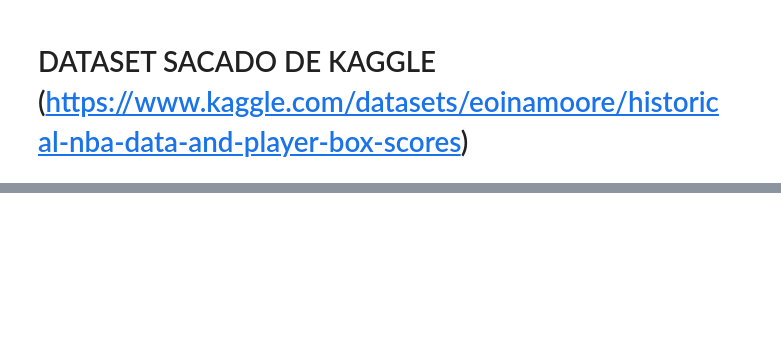
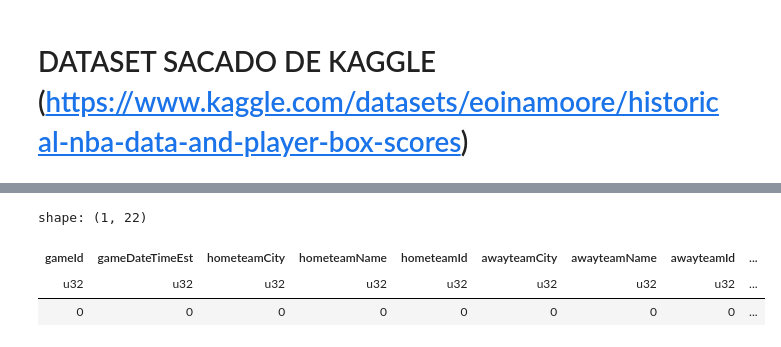
Before and after one commit to mateorzan/polarsNBA, a Jupyter notebook: notebooks/GAMES.ipynb, the cells around one changed output, grey strips where cells are left out. Saved outputs shown, nothing was run; the diff lists cells and outputs as text; code cells hidden in the pictures; blank space fills up the shorter version.

```diff
--- a/notebooks/GAMES.ipynb
+++ b/notebooks/GAMES.ipynb
@@ -96,0 +105,7 @@ shape: (9, 18)
+# %%
+lf.null_count().collect()
+# %% [output]
+shape: (1, 22)
+| gameId | gameDateTimeEst | hometeamCity | hometeamName | hometeamId | awayteamCity | awayteamName | awayteamId | ... |
+| u32 | u32 | u32 | u32 | u32 | u32 | u32 | u32 | ... |
+| 0 | 0 | 0 | 0 | 0 | 0 | 0 | 0 | ... |
```
Also changed, not shown: parts of 20 cells of this notebook, 7 other files.
